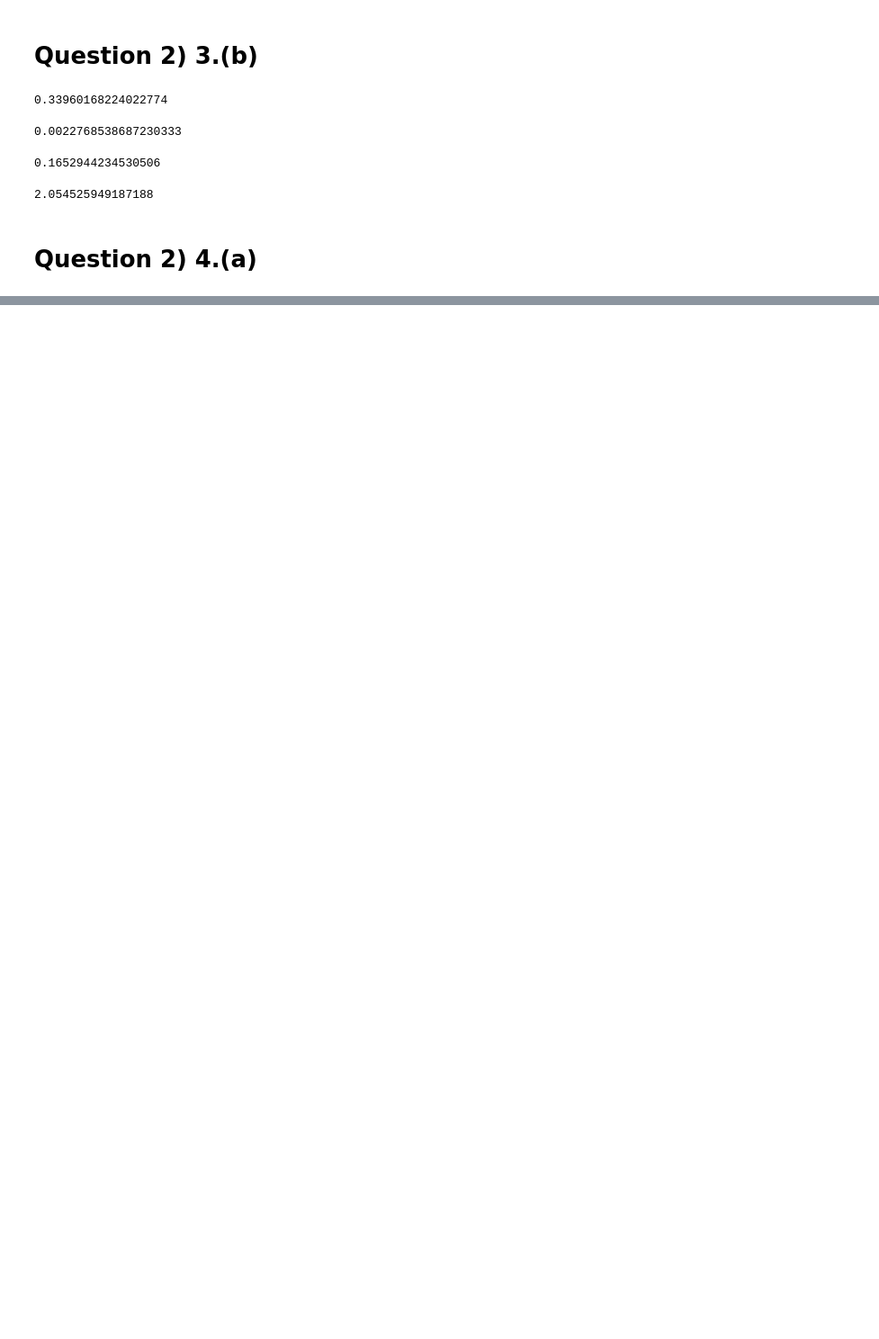
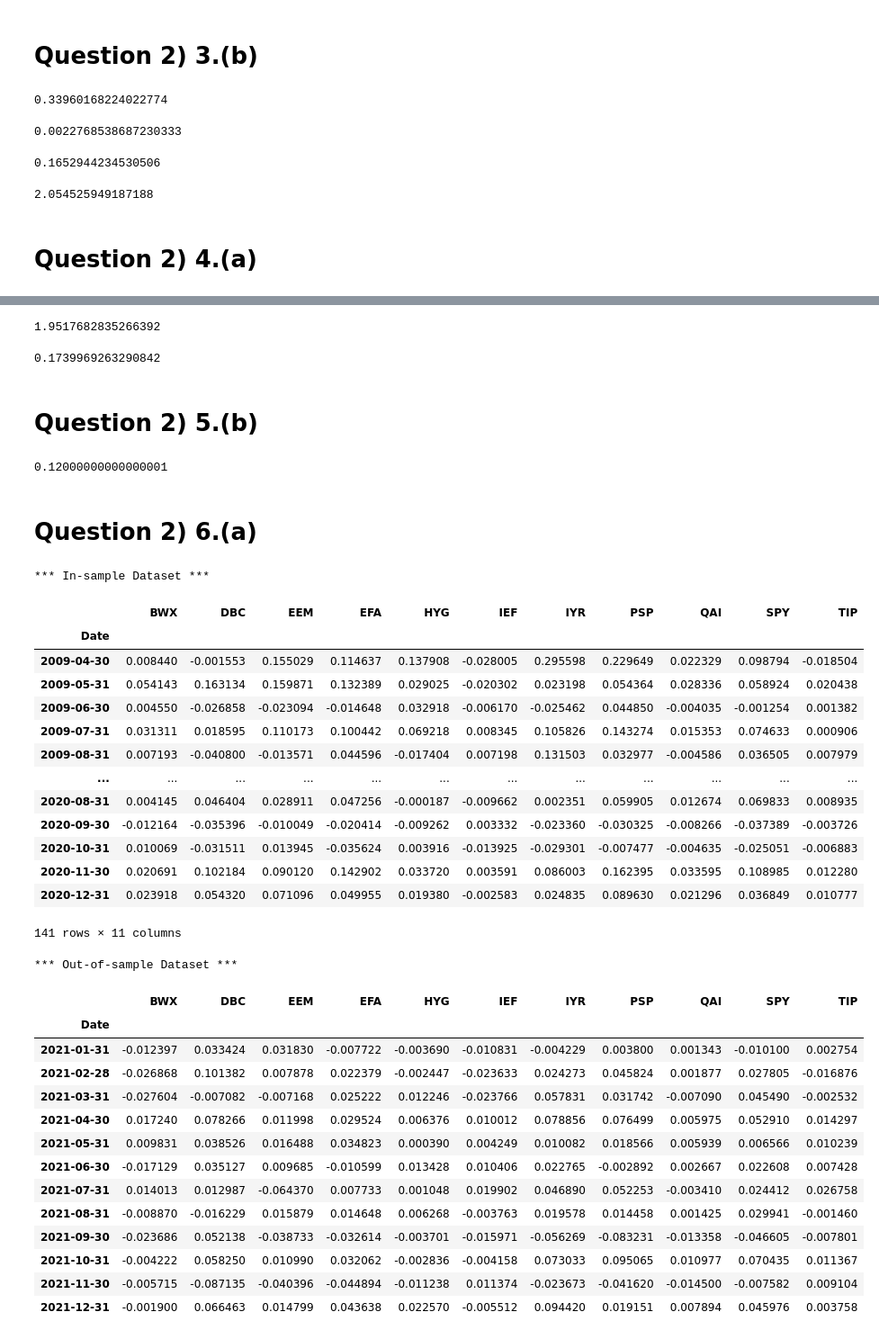
Before and after one commit to ursulaGUO/FINM, a Jupyter notebook: HW1_Michelle.ipynb, the cells around one changed output, grey strips where cells are left out. Shown: that part at 90% size. Cells and saved outputs as stored; diff of their text form; code cells hidden in the pictures; blank space fills up the shorter version.

```diff
--- a/HW1_Michelle.ipynb
+++ b/HW1_Michelle.ipynb
@@ -145,0 +197,69 @@ tan_sharpe
+# %%
+tan_sd = math.sqrt(tan_var) * math.sqrt(12)
+tan_sd
+# %% [output]
+1.9517682835266392
+# %%
+tan_sharpe = tan_mean / tan_sd
+tan_sharpe
+# %% [output]
+0.1739969263290842
+# %% [markdown]
+# Question 2) 5.(b)
+# %%
+# Risk Parity Portfolio: For the Risk Averse
+risk_parity_portfolio_vector = np.array(data.describe().loc['std']) * np.sqrt(12) ** -1
+
+#To scale the returns of the portfolio, take the target return (monthly 0.01, annual 0.12) and divide by the portfolio return
+mean_rescaler = 0.12/np.dot(mu.transpose(), risk_parity_portfolio_vector)
+
+#Rescaled weights are simply weights multiplied by the rescaling factor
+risk_parity_portfolio_vector_rescaled = risk_parity_portfolio_vector * mean_rescaler
+
+#to check, rescaled weights produce the target portfolio return:
+np.dot(mu.transpose(), risk_parity_portfolio_vector_rescaled)
+# %% [output]
+0.12000000000000001
+# %% [markdown]
+# Question 2) 6.(a)
+# %%
+insample_data = data.loc[:'2020']
+print('*** In-sample Dataset ***')
+display(insample_data)
+
+
+outsample_data = data.loc['2021']
+
+print('*** Out-of-sample Dataset ***')
+display(outsample_data)
+# %% [output]
+*** In-sample Dataset ***
+|  | BWX | DBC | EEM | EFA | HYG | IEF | IYR | PSP | QAI | SPY | TIP |
+| Date |  |  |  |  |  |  |  |  |  |  |  |
+| 2009-04-30 | 0.008440 | -0.001553 | 0.155029 | 0.114637 | 0.137908 | -0.028005 | 0.295598 | 0.229649 | 0.022329 | 0.098794 | -0.018504 |
+| 2009-05-31 | 0.054143 | 0.163134 | 0.159871 | 0.132389 | 0.029025 | -0.020302 | 0.023198 | 0.054364 | 0.028336 | 0.058924 | 0.020438 |
+| 2009-06-30 | 0.004550 | -0.026858 | -0.023094 | -0.014648 | 0.032918 | -0.006170 | -0.025462 | 0.044850 | -0.004035 | -0.001254 | 0.001382 |
+| 2009-07-31 | 0.031311 | 0.018595 | 0.110173 | 0.100442 | 0.069218 | 0.008345 | 0.105826 | 0.143274 | 0.015353 | 0.074633 | 0.000906 |
+| 2009-08-31 | 0.007193 | -0.040800 | -0.013571 | 0.044596 | -0.017404 | 0.007198 | 0.131503 | 0.032977 | -0.004586 | 0.036505 | 0.007979 |
+| ... | ... | ... | ... | ... | ... | ... | ... | ... | ... | ... | ... |
+| 2020-08-31 | 0.004145 | 0.046404 | 0.028911 | 0.047256 | -0.000187 | -0.009662 | 0.002351 | 0.059905 | 0.012674 | 0.069833 | 0.008935 |
+| 2020-09-30 | -0.012164 | -0.035396 | -0.010049 | -0.020414 | -0.009262 | 0.003332 | -0.023360 | -0.030325 | -0.008266 | -0.037389 | -0.003726 |
+| 2020-10-31 | 0.010069 | -0.031511 | 0.013945 | -0.035624 | 0.003916 | -0.013925 | -0.029301 | -0.007477 | -0.004635 | -0.025051 | -0.006883 |
+| 2020-11-30 | 0.020691 | 0.102184 | 0.090120 | 0.142902 | 0.033720 | 0.003591 | 0.086003 | 0.162395 | 0.033595 | 0.108985 | 0.012280 |
+| 2020-12-31 | 0.023918 | 0.054320 | 0.071096 | 0.049955 | 0.019380 | -0.002583 | 0.024835 | 0.089630 | 0.021296 | 0.036849 | 0.010777 |
+141 rows × 11 columns
+*** Out-of-sample Dataset ***
+|  | BWX | DBC | EEM | EFA | HYG | IEF | IYR | PSP | QAI | SPY | TIP |
+| Date |  |  |  |  |  |  |  |  |  |  |  |
+| 2021-01-31 | -0.012397 | 0.033424 | 0.031830 | -0.007722 | -0.003690 | -0.010831 | -0.004229 | 0.003800 | 0.001343 | -0.010100 | 0.002754 |
+| 2021-02-28 | -0.026868 | 0.101382 | 0.007878 | 0.022379 | -0.002447 | -0.023633 | 0.024273 | 0.045824 | 0.001877 | 0.027805 | -0.016876 |
+| 2021-03-31 | -0.027604 | -0.007082 | -0.007168 | 0.025222 | 0.012246 | -0.023766 | 0.057831 | 0.031742 | -0.007090 | 0.045490 | -0.002532 |
+| 2021-04-30 | 0.017240 | 0.078266 | 0.011998 | 0.029524 | 0.006376 | 0.010012 | 0.078856 | 0.076499 | 0.005975 | 0.052910 | 0.014297 |
+| 2021-05-31 | 0.009831 | 0.038526 | 0.016488 | 0.034823 | 0.000390 | 0.004249 | 0.010082 | 0.018566 | 0.005939 | 0.006566 | 0.010239 |
+| 2021-06-30 | -0.017129 | 0.035127 | 0.009685 | -0.010599 | 0.013428 | 0.010406 | 0.022765 | -0.002892 | 0.002667 | 0.022608 | 0.007428 |
+| 2021-07-31 | 0.014013 | 0.012987 | -0.064370 | 0.007733 | 0.001048 | 0.019902 | 0.046890 | 0.052253 | -0.003410 | 0.024412 | 0.026758 |
+| 2021-08-31 | -0.008870 | -0.016229 | 0.015879 | 0.014648 | 0.006268 | -0.003763 | 0.019578 | 0.014458 | 0.001425 | 0.029941 | -0.001460 |
+| 2021-09-30 | -0.023686 | 0.052138 | -0.038733 | -0.032614 | -0.003701 | -0.015971 | -0.056269 | -0.083231 | -0.013358 | -0.046605 | -0.007801 |
+| 2021-10-31 | -0.004222 | 0.058250 | 0.010990 | 0.032062 | -0.002836 | -0.004158 | 0.073033 | 0.095065 | 0.010977 | 0.070435 | 0.011367 |
+| 2021-11-30 | -0.005715 | -0.087135 | -0.040396 | -0.044894 | -0.011238 | 0.011374 | -0.023673 | -0.041620 | -0.014500 | -0.007582 | 0.009104 |
+| 2021-12-31 | -0.001900 | 0.066463 | 0.014799 | 0.043638 | 0.022570 | -0.005512 | 0.094420 | 0.019151 | 0.007894 | 0.045976 | 0.003758 |
```
Also changed, not shown: parts of 11 cells of this notebook.
